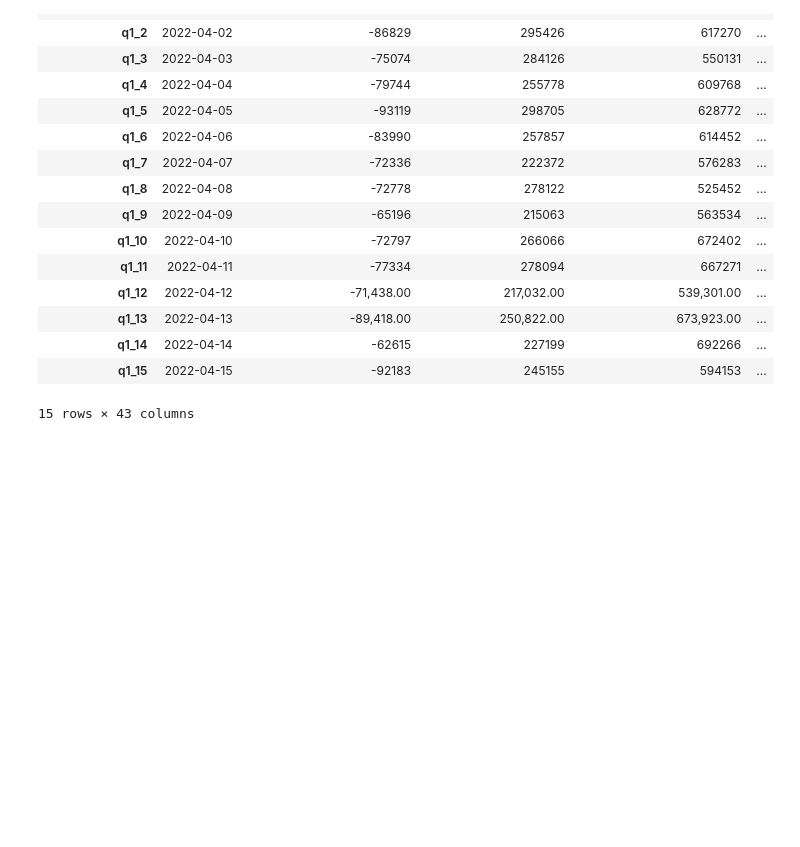
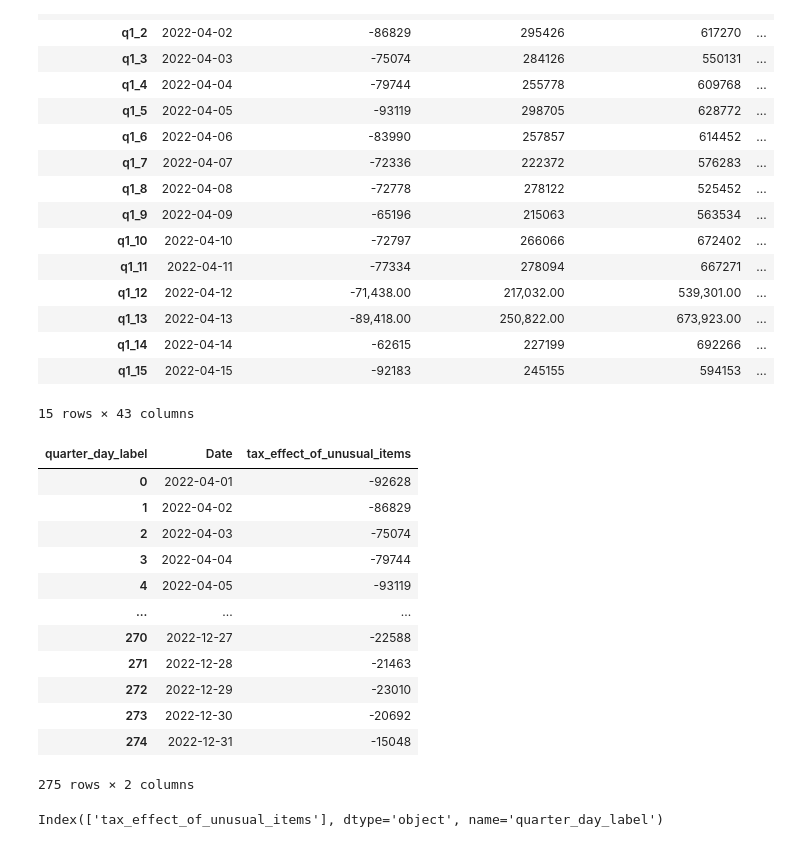
Before and after one commit to shahabas9/crypto_prediction, a Jupyter notebook: workspace/preprocessing.ipynb, the cells around one changed output. Drawn from its saved outputs; the diff is of its cells as text; code cells hidden in the pictures; blank space fills up the shorter version.

```diff
--- a/workspace/preprocessing.ipynb
+++ b/workspace/preprocessing.ipynb
@@ -140,0 +139,16 @@ df1.head(15)
+# %%
+tax_effect
+# %% [output]
+| quarter_day_label | Date | tax_effect_of_unusual_items |
+| 0 | 2022-04-01 | -92628 |
+| 1 | 2022-04-02 | -86829 |
+| 2 | 2022-04-03 | -75074 |
+| 3 | 2022-04-04 | -79744 |
+| 4 | 2022-04-05 | -93119 |
+| ... | ... | ... |
+| 270 | 2022-12-27 | -22588 |
+| 271 | 2022-12-28 | -21463 |
+| 272 | 2022-12-29 | -23010 |
+| 273 | 2022-12-30 | -20692 |
+| 274 | 2022-12-31 | -15048 |
+275 rows × 2 columns
@@ -140,0 +157,4 @@ df1.head(15)
+# %%
+tax_effect.columns
+# %% [output]
+Index(['tax_effect_of_unusual_items'], dtype='object', name='quarter_day_label')
```
Also changed, not shown: parts of 16 cells of this notebook.
